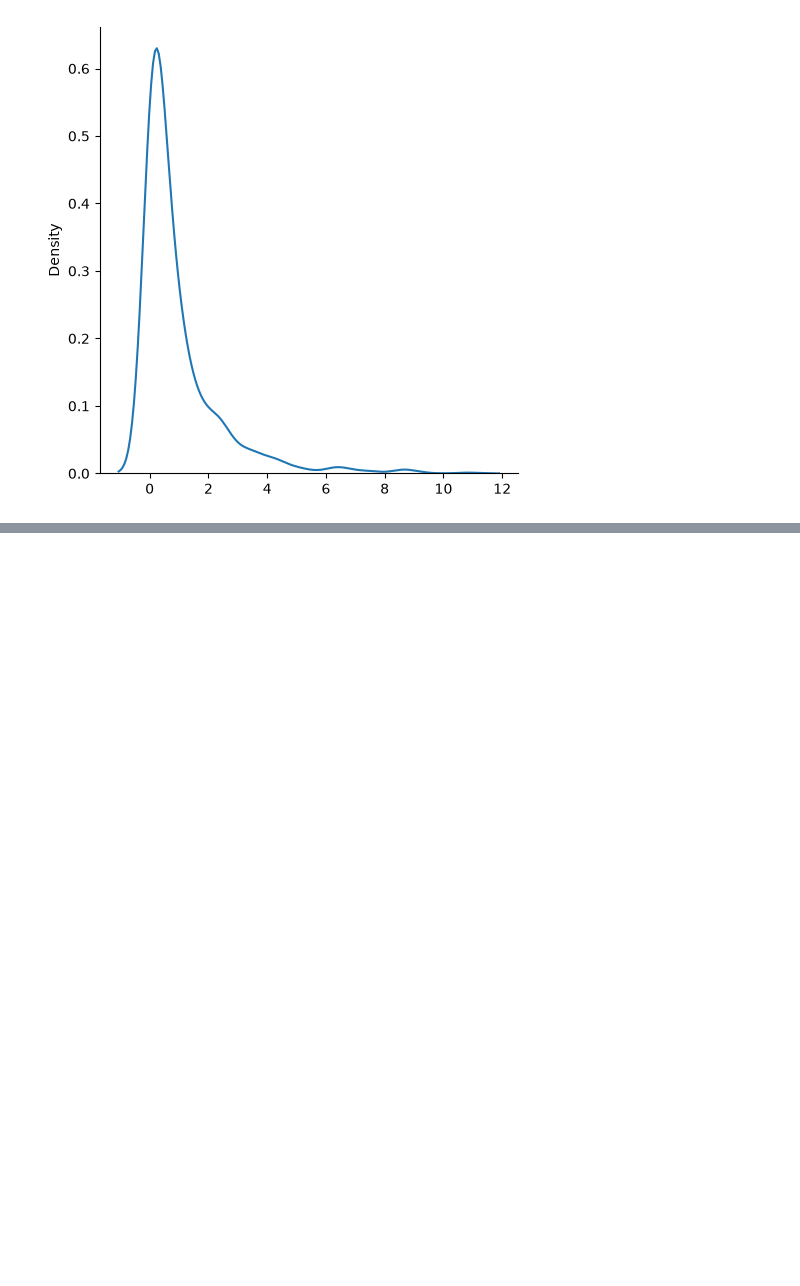
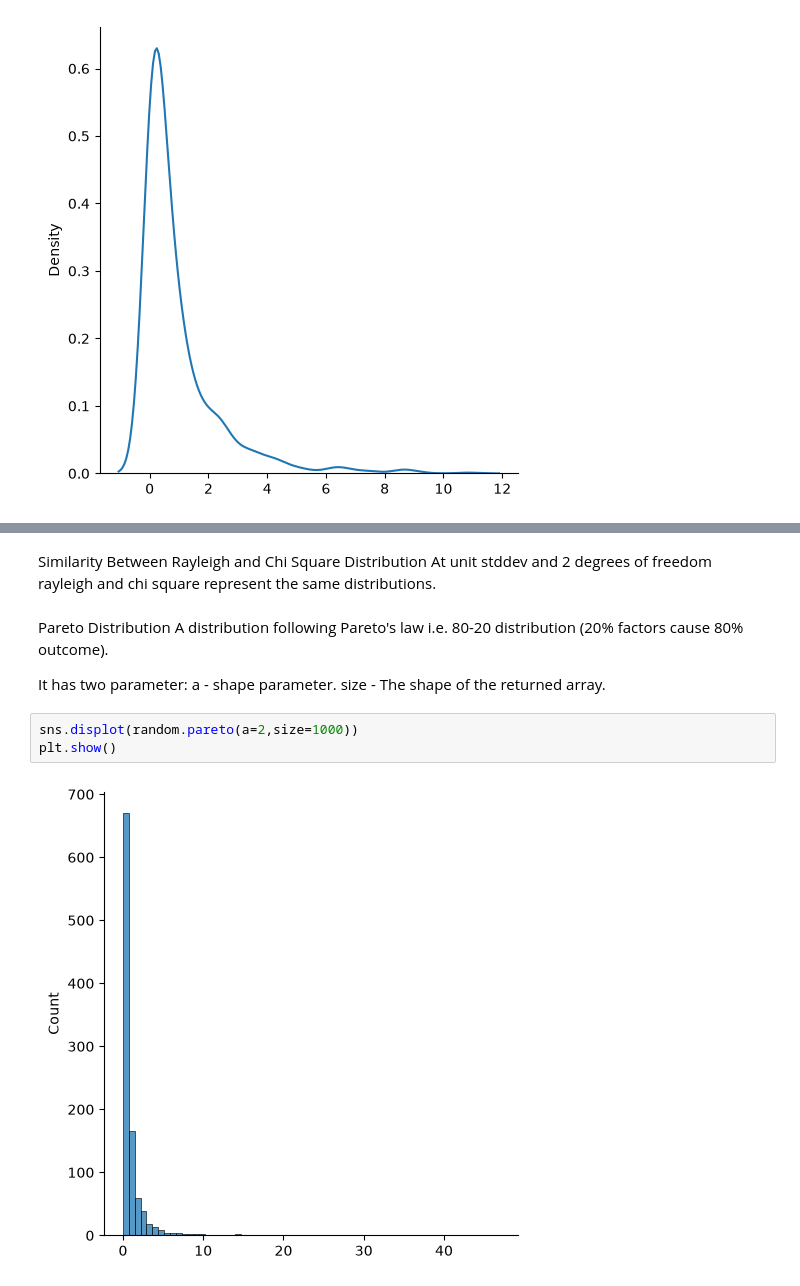
Before and after one commit to malayofficialcse-dev/Data-Science-and-Machine-Learning-, a Jupyter notebook: numpy.ipynb, the cells around one changed output, grey strips where cells are left out. Cells and saved outputs as stored; diff of their text form; blank space fills up the shorter version.

```diff
--- a/numpy.ipynb
+++ b/numpy.ipynb
@@ -1044,0 +1065,15 @@ plt.show()
+# %% [markdown]
+Similarity Between Rayleigh and Chi Square Distribution
+At unit stddev and 2 degrees of freedom rayleigh and chi square represent the same distributions.
+# %% [markdown]
+Pareto Distribution
+A distribution following Pareto's law i.e. 80-20 distribution (20% factors cause 80% outcome).
+
+It has two parameter:
+a - shape parameter.
+size - The shape of the returned array.
+# %%
+sns.displot(random.pareto(a=2,size=1000))
+plt.show()
+# %% [output]
+[figure, added]
```
Also changed, not shown: parts of 8 cells of this notebook.
